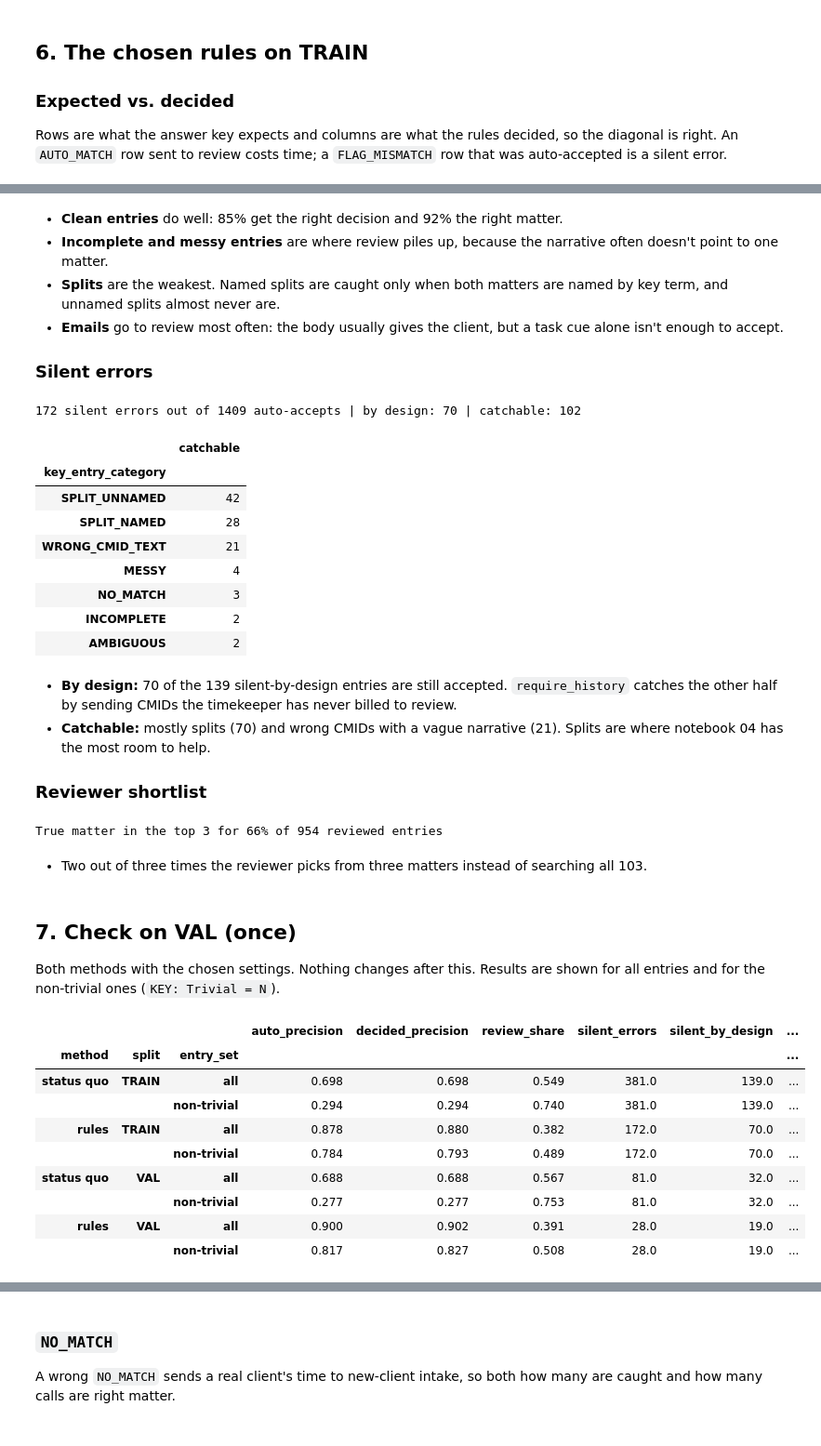
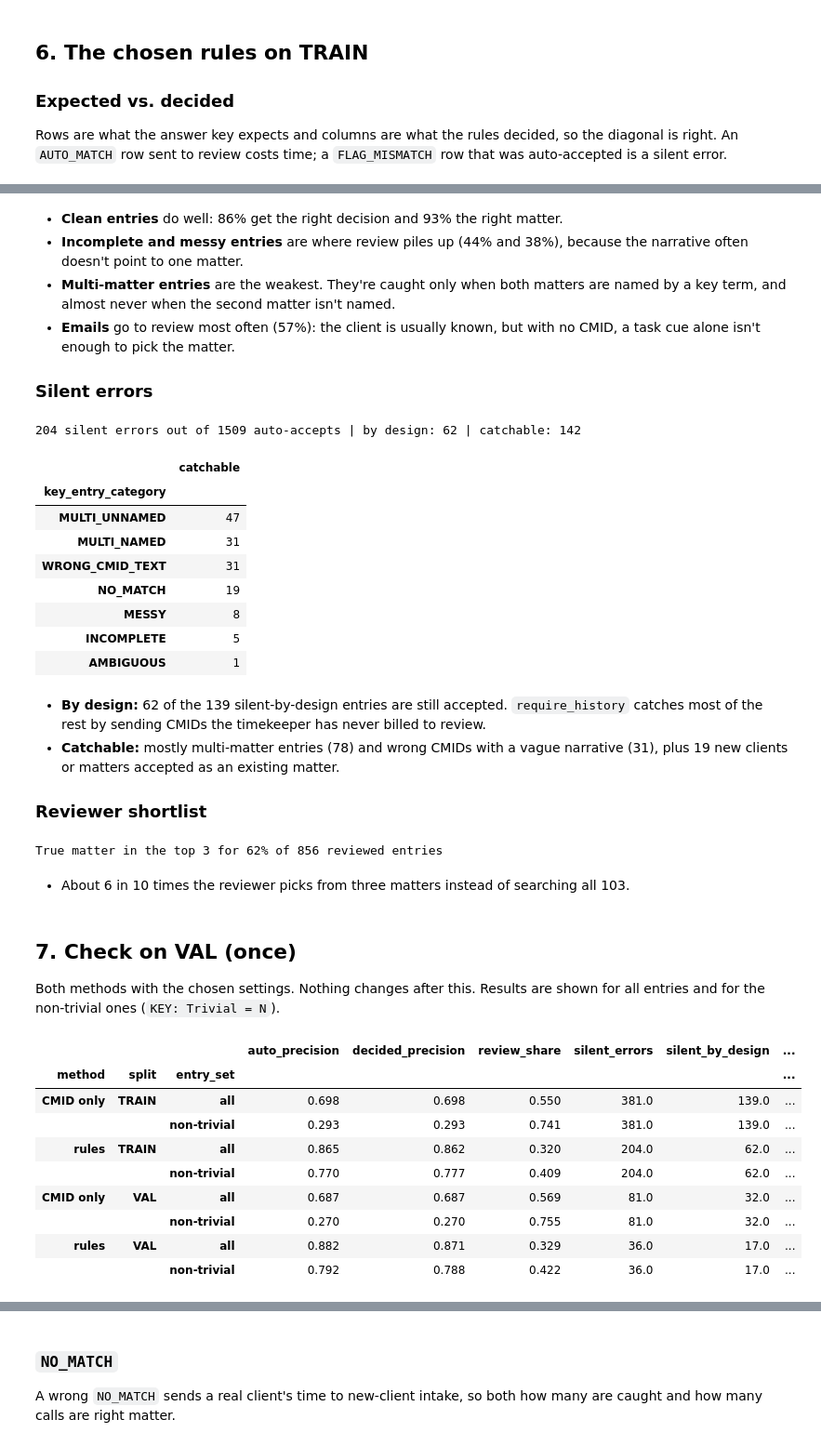
Before and after one commit to ashleyyykim/billing-entry-assistant, a Jupyter notebook: matching/notebooks/03_baseline_rules.ipynb, the cells around one changed output, grey strips where cells are left out. Shown at 93% size. Drawn from its saved outputs; the diff is of its cells as text; code cells hidden in the pictures.

```diff
--- a/matching/notebooks/03_baseline_rules.ipynb
+++ b/matching/notebooks/03_baseline_rules.ipynb
@@ -47,9 +47,8 @@ CUTOFFS = {
 }
 SWITCHES = {   # starting value first
     "accept_cue_only": [True, False],
-    "split_other_client": [False, True],
+    "multi_other_client": [False, True],
     "flag_cue_conflict": [False, True],
-    "flag_contact_conflict": [False, True],
     "require_history": [False, True],
     "cue_fit_agrees": [False, True],
     "history_within_client": [False, True],
@@ -161,4 +162,4 @@ These are wrong-CMID entries: the typed CMID votes for one matter and the narrat
 # %%
-start_runs = {"status quo": evaluate(train_pairs, start, status_quo), "rules": evaluate(train_pairs, start)}
+start_runs = {"CMID only": evaluate(train_pairs, start, cmid_only), "rules": evaluate(train_pairs, start)}
 pd.DataFrame({name: summarize(scored) for name, scored in start_runs.items()}).T.round(3)
 # %% [output]
@@ -189,14 +190,7 @@ plt.show()
 
 One cutoff changes at a time while the others stay at their starting values. This takes a few minutes.
 # %%
-METRICS = ["decided_precision", "review_share", "action_accuracy"]
-
-
-def pick_best(results):
-    ok = results[results["decided_precision"] >= PRECISION_TARGET]
-    if ok.empty:
-        return results.sort_values(["decided_precision", "review_share"], ascending=[False, True]).index[0]
-    return ok.sort_values(["review_share", "action_accuracy"], ascending=[True, False]).index[0]
+METRICS = ["decided_precision", "straight_through", "action_accuracy"]
 
 
 sweeps = {}
@@ -205,14 +199,14 @@ for setting, values in CUTOFFS.items():
 
 tuned = dict(start)
 for setting, results in sweeps.items():
-    best = results.loc[pick_best(results), METRICS]
+    best = results.loc[pick_best(results, PRECISION_TARGET), METRICS]
     ties = results[(results[METRICS] == best).all(axis=1)].index
     tuned[setting] = min(ties, key=lambda v: abs(v - start[setting]))
 print("Chosen cutoffs:", {s: tuned[s] for s in CUTOFFS})
 
 fig, axes = plt.subplots(1, 3, figsize=(15, 3.5), sharey=True)
 for ax, (setting, results) in zip(axes, sweeps.items()):
-    results[["decided_precision", "review_share"]].plot(ax=ax, marker="o", title=setting, ylim=(0, 1))
+    results[["decided_precision", "straight_through"]].plot(ax=ax, marker="o", title=setting, ylim=(0, 1))
     ax.axvline(tuned[setting], color="black", linestyle="--")
     ax.set_xlabel("cutoff")
 plt.tight_layout()
@@ -239,14 +233,14 @@ while remaining:
     if len(round_one) == 1:
         round_one.update(tried)
     results = pd.DataFrame(tried).T
-    best = pick_best(results)
+    best = pick_best(results, PRECISION_TARGET)
     both = pd.DataFrame([tried[best], current_summary], index=["new", "current"])
-    if pick_best(both) != "new" or (both.loc["new", METRICS] == both.loc["current", METRICS]).all():
+    if pick_best(both, PRECISION_TARGET) != "new" or (both.loc["new", METRICS] == both.loc["current", METRICS]).all():
         break
     current = current | {best: SWITCHES[best][1]}
     current_summary = tried[best]
     remaining.remove(best)
-    print(f"keep {best} = {SWITCHES[best][1]} | decided precision {current_summary['decided_precision']:.3f}, review {current_summary['review_share']:.3f}")
+    print(f"keep {best} = {SWITCHES[best][1]} | decided precision {current_summary['decided_precision']:.3f}, straight-through {current_summary['straight_through']:.3f}")
 
 chosen = current
 # %% [output]
@@ -318,8 +312,8 @@ plt.show()
 # %% [markdown]
-- **Clean entries** do well: 85% get the right decision and 92% the right matter.
-- **Incomplete and messy entries** are where review piles up, because the narrative often doesn't point to one matter.
-- **Splits** are the weakest. Named splits are caught only when both matters are named by key term, and unnamed splits almost never are.
-- **Emails** go to review most often: the body usually gives the client, but a task cue alone isn't enough to accept.
+- **Clean entries** do well: 86% get the right decision and 93% the right matter.
+- **Incomplete and messy entries** are where review piles up (44% and 38%), because the narrative often doesn't point to one matter.
+- **Multi-matter entries** are the weakest. They're caught only when both matters are named by a key term, and almost never when the second matter isn't named.
+- **Emails** go to review most often (57%): the client is usually known, but with no CMID, a task cue alone isn't enough to pick the matter.
 
 ### Silent errors
 # %%
@@ -329,28 +323,28 @@ print(f"{len(silent)} silent errors out of {(chosen_train['action'] == 'AUTO_MAT
       f"by design: {by_design.sum()} | catchable: {(~by_design).sum()}")
 silent[~by_design]["key_entry_category"].value_counts().rename("catchable").to_frame()
 # %% [output]
-172 silent errors out of 1409 auto-accepts | by design: 70 | catchable: 102
+204 silent errors out of 1509 auto-accepts | by design: 62 | catchable: 142
 |  | catchable |
 | key_entry_category |  |
-| SPLIT_UNNAMED | 42 |
-| SPLIT_NAMED | 28 |
-| WRONG_CMID_TEXT | 21 |
-| MESSY | 4 |
-| NO_MATCH | 3 |
-| INCOMPLETE | 2 |
-| AMBIGUOUS | 2 |
+| MULTI_UNNAMED | 47 |
+| MULTI_NAMED | 31 |
+| WRONG_CMID_TEXT | 31 |
+| NO_MATCH | 19 |
+| MESSY | 8 |
+| INCOMPLETE | 5 |
+| AMBIGUOUS | 1 |
 # %% [markdown]
-- **By design:** 70 of the 139 silent-by-design entries are still accepted. `require_history` catches the other half by sending CMIDs the timekeeper has never billed to review.
-- **Catchable:** mostly splits (70) and wrong CMIDs with a vague narrative (21). Splits are where notebook 04 has the most room to help.
+- **By design:** 62 of the 139 silent-by-design entries are still accepted. `require_history` catches most of the rest by sending CMIDs the timekeeper has never billed to review.
+- **Catchable:** mostly multi-matter entries (78) and wrong CMIDs with a vague narrative (31), plus 19 new clients or matters accepted as an existing matter.
 
 ### Reviewer shortlist
 # %%
 reviewed = chosen_train[(chosen_train["action"] == "NEEDS_REVIEW") & (chosen_train["key_true_cmid"] != "NONE")]
 print(f"True matter in the top 3 for {reviewed['in_shortlist'].mean():.0%} of {len(reviewed)} reviewed entries")
 # %% [output]
-True matter in the top 3 for 66% of 954 reviewed entries
+True matter in the top 3 for 62% of 856 reviewed entries
 # %% [markdown]
-- Two out of three times the reviewer picks from three matters instead of searching all 103.
+- About 6 in 10 times the reviewer picks from three matters instead of searching all 103.
 # %% [markdown]
 ## 7. Check on VAL (once)
 
@@ -358,28 +352,28 @@ Both methods with the chosen settings. Nothing changes after this. Results are s
 # %%
 final_runs = {}
 for split, table in [(TUNE, train_pairs), (CHECK, val_pairs)]:
-    final_runs[("status quo", split)] = evaluate(table, chosen, status_quo)
+    final_runs[("CMID only", split)] = evaluate(table, chosen, cmid_only)
     final_runs[("rules", split)] = evaluate(table, chosen)
 
 rows = {}
 for (method, split), scored in final_runs.items():
     rows[(method, split, "all")] = summarize(scored)
     rows[(method, split, "non-trivial")] = summarize(scored[scored["key_trivial"] == "N"])
 comparison = pd.DataFrame(rows).T
 comparison.index.names = ["method", "split", "entry_set"]
 comparison[["auto_precision", "decided_precision", "review_share", "silent_errors", "silent_by_design", "silent_catchable",
             "action_accuracy", "no_match_precision"]].round(3)
 # %% [output]
 |  |  |  | auto_precision | decided_precision | review_share | silent_errors | silent_by_design | ... |
 | method | split | entry_set |  |  |  |  |  | ... |
-| status quo | TRAIN | all | 0.698 | 0.698 | 0.549 | 381.0 | 139.0 | ... |
-|  |  | non-trivial | 0.294 | 0.294 | 0.740 | 381.0 | 139.0 | ... |
-| rules | TRAIN | all | 0.878 | 0.880 | 0.382 | 172.0 | 70.0 | ... |
-|  |  | non-trivial | 0.784 | 0.793 | 0.489 | 172.0 | 70.0 | ... |
-| status quo | VAL | all | 0.688 | 0.688 | 0.567 | 81.0 | 32.0 | ... |
-|  |  | non-trivial | 0.277 | 0.277 | 0.753 | 81.0 | 32.0 | ... |
-| rules | VAL | all | 0.900 | 0.902 | 0.391 | 28.0 | 19.0 | ... |
-|  |  | non-trivial | 0.817 | 0.827 | 0.508 | 28.0 | 19.0 | ... |
+| CMID only | TRAIN | all | 0.698 | 0.698 | 0.550 | 381.0 | 139.0 | ... |
+|  |  | non-trivial | 0.293 | 0.293 | 0.741 | 381.0 | 139.0 | ... |
+| rules | TRAIN | all | 0.865 | 0.862 | 0.320 | 204.0 | 62.0 | ... |
+|  |  | non-trivial | 0.770 | 0.777 | 0.409 | 204.0 | 62.0 | ... |
+| CMID only | VAL | all | 0.687 | 0.687 | 0.569 | 81.0 | 32.0 | ... |
+|  |  | non-trivial | 0.270 | 0.270 | 0.755 | 81.0 | 32.0 | ... |
+| rules | VAL | all | 0.882 | 0.871 | 0.329 | 36.0 | 17.0 | ... |
+|  |  | non-trivial | 0.792 | 0.788 | 0.422 | 36.0 | 17.0 | ... |
 # %%
 fig, axes = plt.subplots(1, 2, figsize=(14, 3), sharey=True)
 for ax, split in zip(axes, [TUNE, CHECK]):
```
Also changed, not shown: parts of 23 cells of this notebook, 23 other files.
